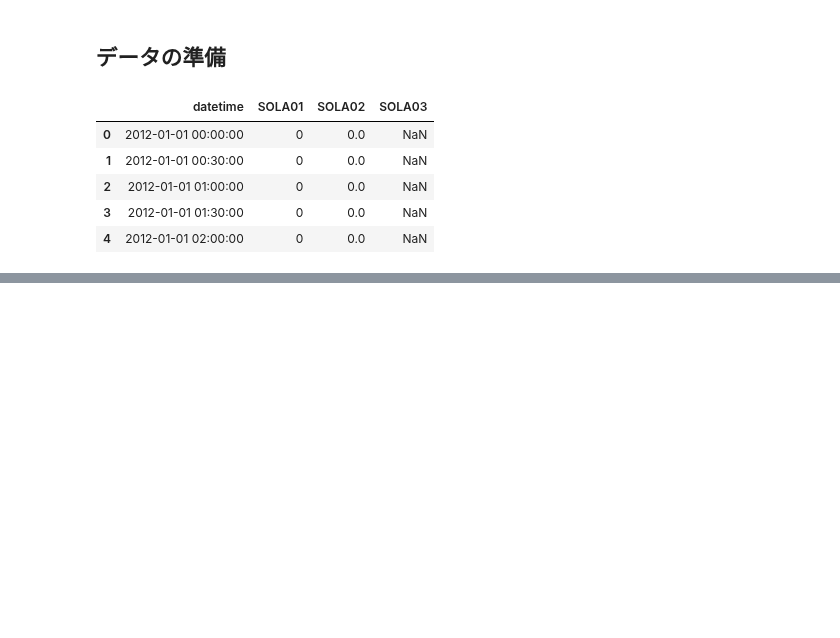
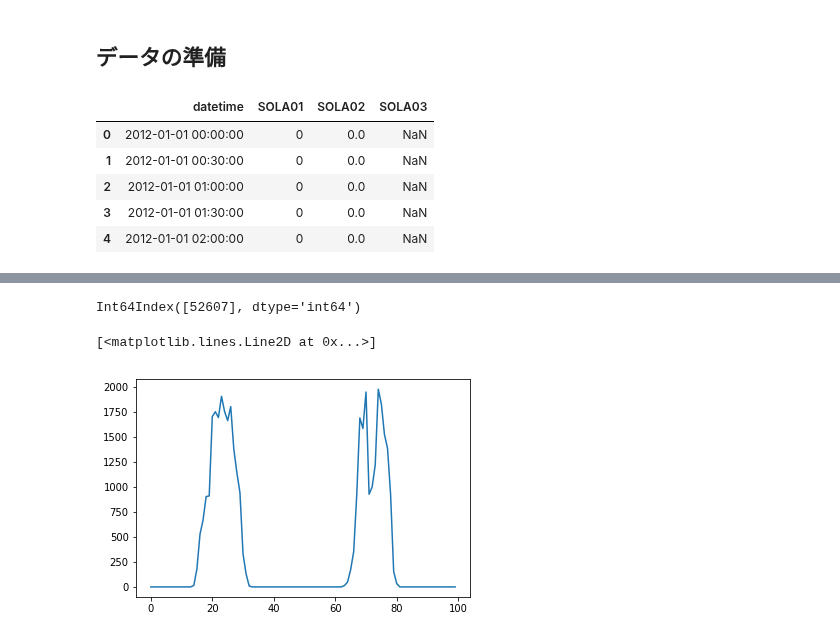
Before and after one commit to gciteam6/predict_amd, a Jupyter notebook: rnn_test.ipynb, the cells around one changed output, grey strips where cells are left out. Cells and saved outputs as stored; diff of their text form; code cells hidden in the pictures; blank space fills up the shorter version.

```diff
--- a/rnn_test.ipynb
+++ b/rnn_test.ipynb
@@ -35,6 +39,7 @@ def transform_time(x):
 # 処理済みデータを読み込む。無かったら作る
 try:
     output_data = pd.read_csv('data/processed_data/out_put.tsv', delimiter = '\t')
+    output_data['datetime'] = output_data['datetime'].map(lambda x : pd.to_datetime(x))
 
 except:
     # train_kwhをエクセル等で開くとdatetimeが指数表示に直される可能性がある
@@ -87,0 +200,9 @@ amd_data.head()
+# %%
+output_data[output_data['datetime'] == pd.to_datetime('2014-12-31 23:30')].index
+# %% [output]
+Int64Index([52607], dtype='int64')
+# %%
+plt.plot(output_data['SOLA01'][0:100])
+# %% [output]
+[<matplotlib.lines.Line2D at 0x...>]
+[figure, added]
```
Also changed, not shown: parts of 9 cells of this notebook, 4 other files.
